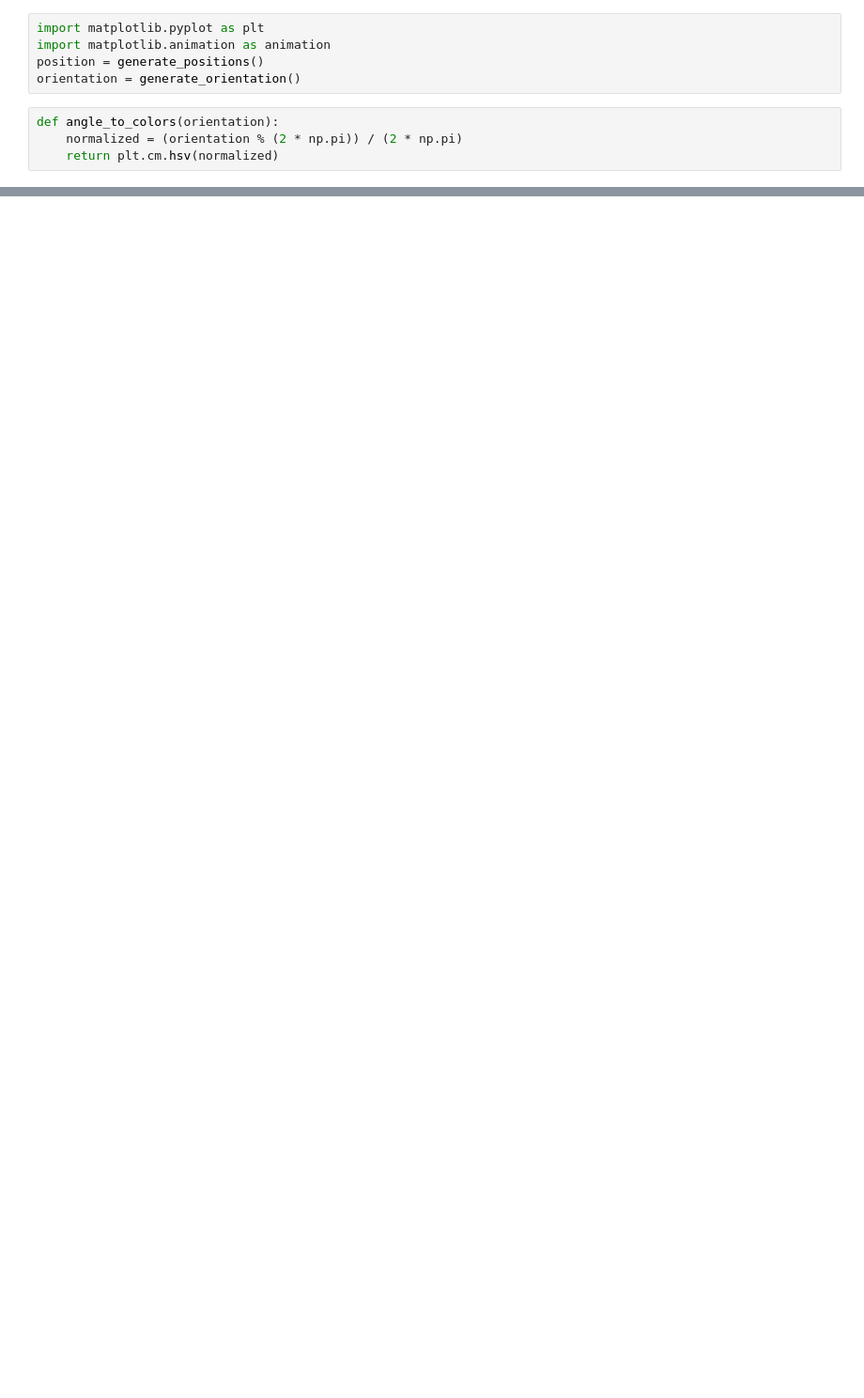
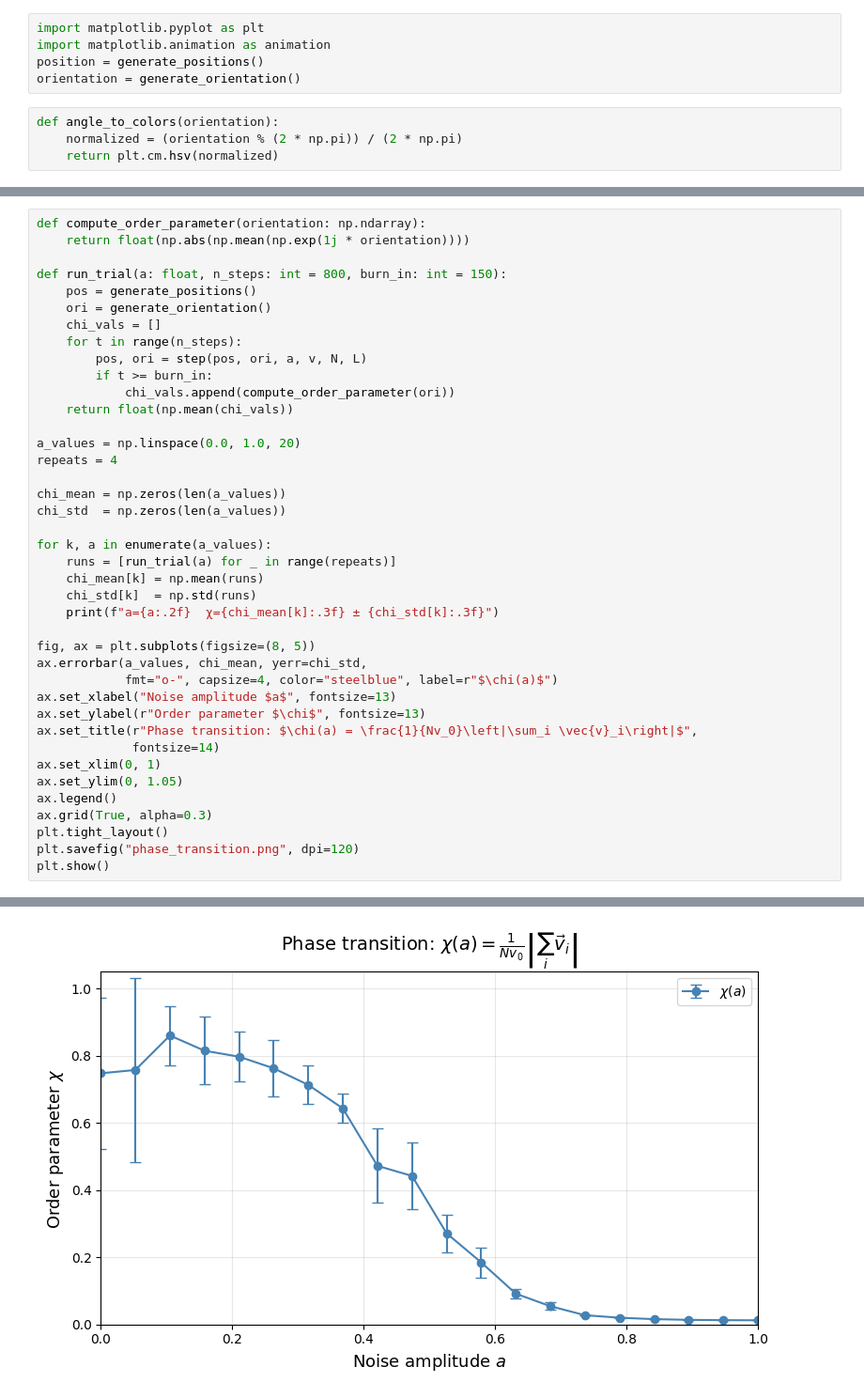
Before and after one commit to illyayurchanka/Simulations, a Jupyter notebook: swarm/swarm_of_birds.ipynb, the cells around one changed output, grey strips where cells are left out. Shown at 94% size. Saved outputs shown, nothing was run; the diff lists cells and outputs as text; blank space fills up the shorter version.

```diff
--- a/swarm/swarm_of_birds.ipynb
+++ b/swarm/swarm_of_birds.ipynb
@@ -87,0 +82,41 @@ plt.show()
+# %%
+def compute_order_parameter(orientation: np.ndarray):
+    return float(np.abs(np.mean(np.exp(1j * orientation))))
+
+def run_trial(a: float, n_steps: int = 800, burn_in: int = 150):
+    pos = generate_positions()
+    ori = generate_orientation()
+    chi_vals = []
+    for t in range(n_steps):
+        pos, ori = step(pos, ori, a, v, N, L)
+        if t >= burn_in:
+            chi_vals.append(compute_order_parameter(ori))
+    return float(np.mean(chi_vals))
+
+a_values = np.linspace(0.0, 1.0, 20)
+repeats = 4
+
+chi_mean = np.zeros(len(a_values))
+chi_std  = np.zeros(len(a_values))
+
+for k, a in enumerate(a_values):
+    runs = [run_trial(a) for _ in range(repeats)]
+    chi_mean[k] = np.mean(runs)
+    chi_std[k]  = np.std(runs)
+    print(f"a={a:.2f}  χ={chi_mean[k]:.3f} ± {chi_std[k]:.3f}")
+
+fig, ax = plt.subplots(figsize=(8, 5))
+ax.errorbar(a_values, chi_mean, yerr=chi_std,
+            fmt="o-", capsize=4, color="steelblue", label=r"$\chi(a)$")
+ax.set_xlabel("Noise amplitude $a$", fontsize=13)
+ax.set_ylabel(r"Order parameter $\chi$", fontsize=13)
+ax.set_title(r"Phase transition: $\chi(a) = \frac{1}{Nv_0}\left|\sum_i \vec{v}_i\right|$",
+             fontsize=14)
+ax.set_xlim(0, 1)
+ax.set_ylim(0, 1.05)
+ax.legend()
+ax.grid(True, alpha=0.3)
+plt.tight_layout()
+plt.savefig("phase_transition.png", dpi=120)
+plt.show()
+# %% [output]
@@ -87,0 +143 @@ plt.show()
+[figure, added]
```
Also changed, not shown: parts of 4 cells of this notebook, 11 other files.
